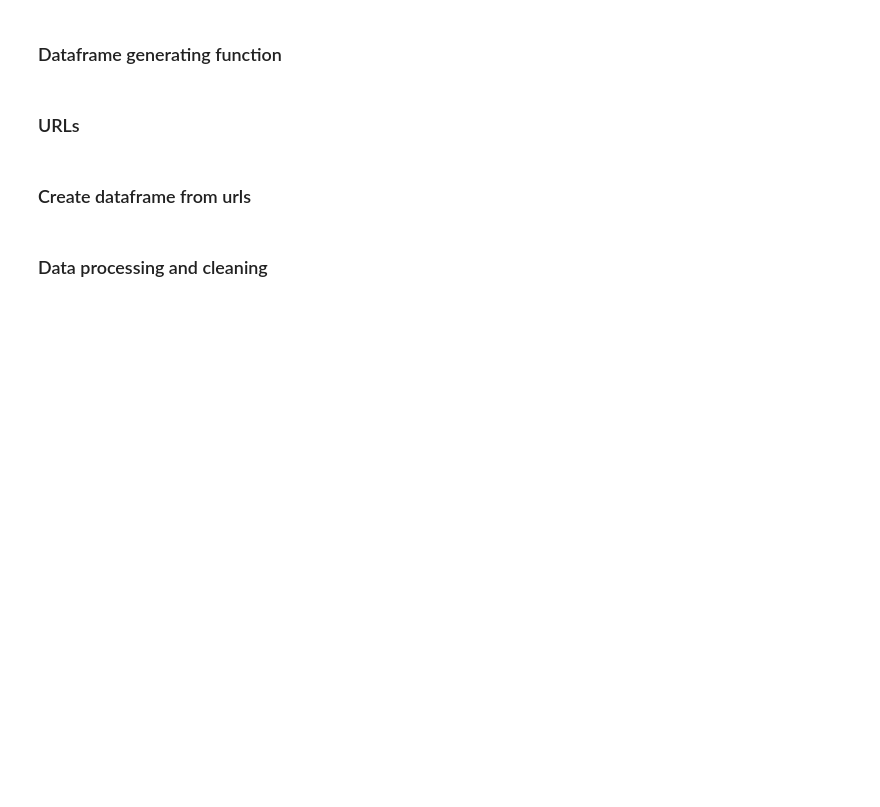
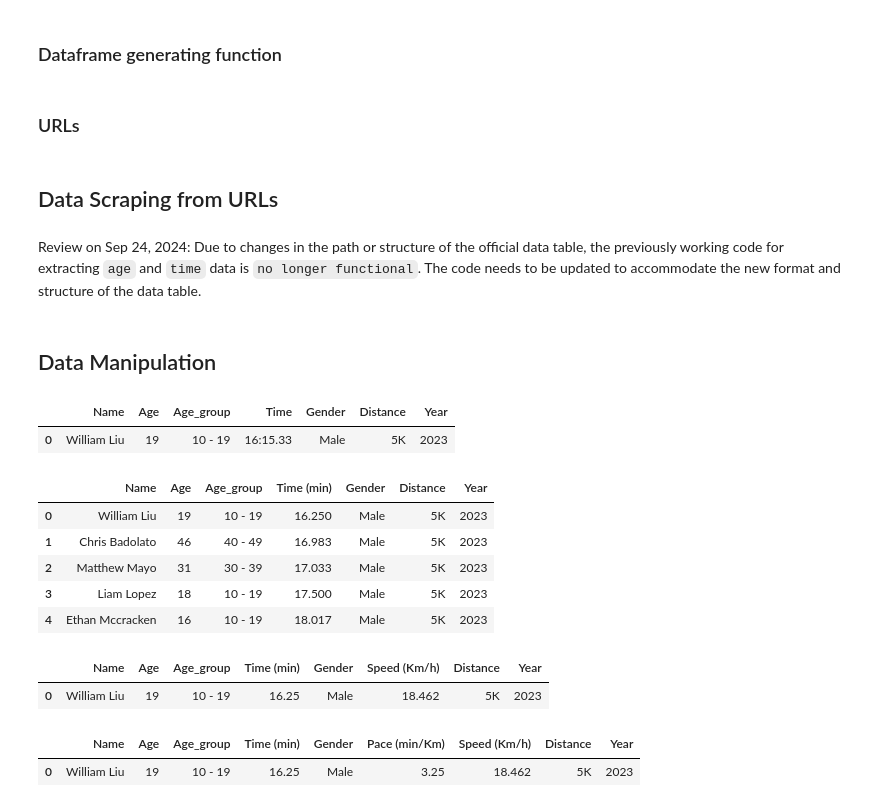
Before and after one commit to hubao666/Davis-Labor-Day-Race-Data-Scraping-and-Analysis, a Jupyter notebook: STA141B Project Report.ipynb, the cells around one changed output. Cells and saved outputs as stored; diff of their text form; code cells hidden in the pictures; blank space fills up the shorter version.

```diff
--- a/STA141B Project Report.ipynb
+++ b/STA141B Project Report.ipynb
@@ -612,7 +612,9 @@ url_10K_2014 = ['https://results.changeofpace.com/results.aspx?CId=16356&RId=92&
 url_5K_2013 = ['https://results.changeofpace.com/results.aspx?CId=16356&RId=30',]
 url_10K_2013 = ['https://results.changeofpace.com/results.aspx?CId=16356&RId=30&EId=2',]
 # %% [markdown]
-### Create dataframe from urls
+## Data Scraping from URLs
+# %% [markdown]
+Review on Sep 24, 2024: Due to changes in the path or structure of the official data table, the previously working code for extracting `age` and `time` data is `no longer functional`. The code needs to be updated to accommodate the new format and structure of the data table.
 # %%
 years = [2023, 2022, 2019, 2018, 2017, 2016, 2015, 2014, 2013]
 doc_types = ['5K', '10K']
@@ -628,6 +631,7 @@ all_dfs.to_csv('data/all_data.csv', index=False)
 # %% [markdown]
-### Data processing and cleaning
+## Data Manipulation
 # %%
+df = pd.read_csv('data/all_data.csv')
 #Add age group to the dataframe
 age_groups = ['< 10', '10 - 19', '20 - 29', '30 - 39',
                '40 - 49', '50 - 59', '60 - 69', '70 - 79',
@@ -637,27 +641,37 @@ df['Age_group'] = pd.cut(df['Age'], bins=[0, 10, 20, 30, 40, 50, 60, 70, 80, 90,
 # change column order
 df.insert(2, 'Age_group', df.pop('Age_group'))
 df.head(1)
+# %% [output]
+|  | Name | Age | Age_group | Time | Gender | Distance | Year |
+| 0 | William Liu | 19 | 10 - 19 | 16:15.33 | Male | 5K | 2023 |
 # %%
 #Convert Time from string to minute in float formatting
 from datetime import datetime
 df = df[df['Time'] != "Not started"]
 df = df[df['Time'] != "Started"]
 df = df[df['Time'] != "0.00"]
 df = df[df['Time'] != "DQ"]
 def time_to_minutes(time_str):
     if len(time_str) < 10:
         time_obj = datetime.strptime(time_str, '%M:%S.%f')
     else:
         time_obj = datetime.strptime(time_str, '%H:%M:%S.%f')
 
     total_minutes = time_obj.hour * 60 + time_obj.minute + time_obj.second / 60
     return total_minutes
 
 df['Time'] = df['Time'].apply(time_to_minutes)
 df['Time'] = df['Time'].apply(lambda x: round(float(x), 3))
 df.rename(columns={'Time': 'Time (min)'}, inplace=True)
 
-df.head(1)
+df.head(5)
+# %% [output]
+|  | Name | Age | Age_group | Time (min) | Gender | Distance | Year |
+| 0 | William Liu | 19 | 10 - 19 | 16.250 | Male | 5K | 2023 |
+| 1 | Chris Badolato | 46 | 40 - 49 | 16.983 | Male | 5K | 2023 |
+| 2 | Matthew Mayo | 31 | 30 - 39 | 17.033 | Male | 5K | 2023 |
+| 3 | Liam Lopez | 18 | 10 - 19 | 17.500 | Male | 5K | 2023 |
+| 4 | Ethan Mccracken | 16 | 10 - 19 | 18.017 | Male | 5K | 2023 |
 # %%
 #add speed(km/h) column
 def time_to_speed(row):
@@ -672,6 +686,9 @@ df['Speed (Km/h)'] = df['Speed (Km/h)'].apply(lambda x: round(float(x), 3))
 # change column order
 df.insert(5, 'Speed (Km/h)', df.pop('Speed (Km/h)'))
 df.head(1)
+# %% [output]
+|  | Name | Age | Age_group | Time (min) | Gender | Speed (Km/h) | Distance | Year |
+| 0 | William Liu | 19 | 10 - 19 | 16.25 | Male | 18.462 | 5K | 2023 |
 # %%
 #add pace(min/km) column
 def time_to_pace(row):
@@ -686,5 +703,8 @@ df['Pace (min/Km)'] = df['Pace (min/Km)'].apply(lambda x: round(float(x), 3))
 # change column order
 df.insert(5, 'Pace (min/Km)', df.pop('Pace (min/Km)'))
 df.head(1)
+# %% [output]
+|  | Name | Age | Age_group | Time (min) | Gender | Pace (min/Km) | Speed (Km/h) | Distance | Year |
+| 0 | William Liu | 19 | 10 - 19 | 16.25 | Male | 3.25 | 18.462 | 5K | 2023 |
 # %%
 df.to_csv('data/processed.csv', index=False)
```
Also changed, not shown: parts of 4 cells of this notebook.
